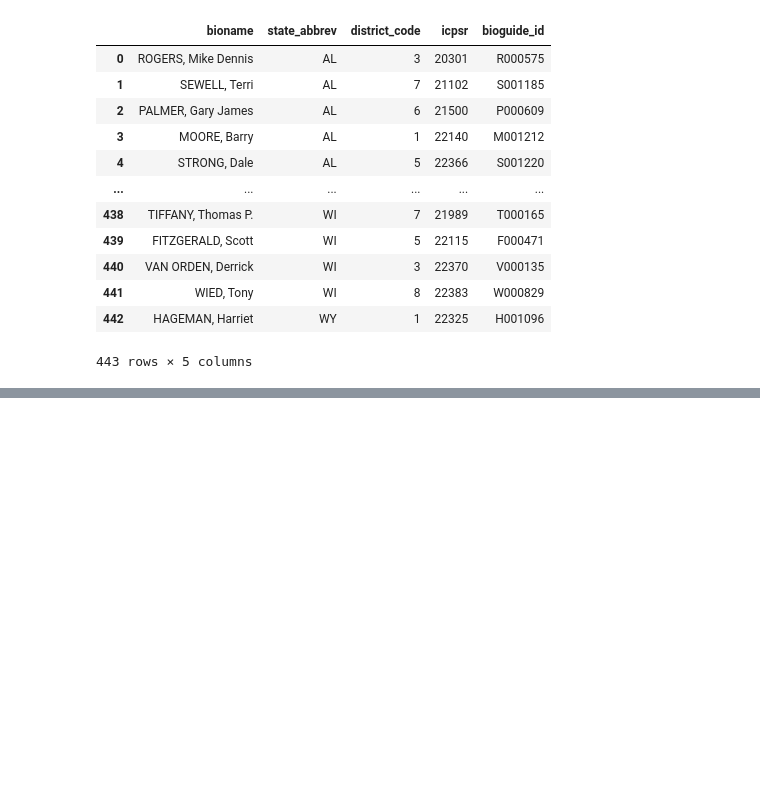
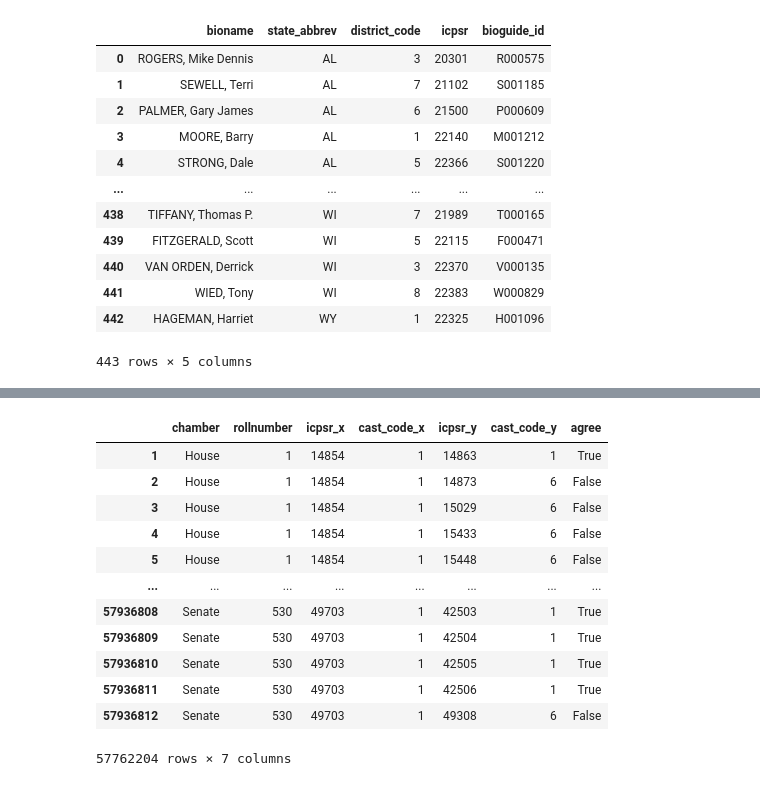
Before and after one commit to jkropko/contrans2025, a Jupyter notebook: notebooks/ideology.ipynb, the cells around one changed output, grey strips where cells are left out. Saved outputs shown, nothing was run; the diff lists cells and outputs as text; code cells hidden in the pictures; blank space fills up the shorter version.

```diff
--- a/notebooks/ideology.ipynb
+++ b/notebooks/ideology.ipynb
@@ -104,0 +182,3 @@ ideology_crosswalk.query("state_abbrev=='VA' & district_code==5")
+# %%
+votes = votes.drop(['congress', 'prob'], axis=1)
+votes
@@ -104,0 +199,10 @@ ideology_crosswalk.query("state_abbrev=='VA' & district_code==5")
+# %%
+vote_compare = pd.merge(votes, votes,
+                        on = ['chamber', 'rollnumber'],
+                        how = 'outer',
+                        indicator='matched',
+                        validate = 'many_to_many')
+# %%
+vote_compare = vote_compare.drop(['matched'], axis=1)
+vote_compare = vote_compare.query("icpsr_x != icpsr_y")
+vote_compare
@@ -104,0 +223,17 @@ ideology_crosswalk.query("state_abbrev=='VA' & district_code==5")
+# %%
+vote_compare['agree'] = vote_compare['cast_code_x'] == vote_compare['cast_code_y']
+vote_compare
+# %% [output]
+|  | chamber | rollnumber | icpsr_x | cast_code_x | icpsr_y | cast_code_y | agree |
+| 1 | House | 1 | 14854 | 1 | 14863 | 1 | True |
+| 2 | House | 1 | 14854 | 1 | 14873 | 6 | False |
+| 3 | House | 1 | 14854 | 1 | 15029 | 6 | False |
+| 4 | House | 1 | 14854 | 1 | 15433 | 6 | False |
+| 5 | House | 1 | 14854 | 1 | 15448 | 6 | False |
+| ... | ... | ... | ... | ... | ... | ... | ... |
+| 57936808 | Senate | 530 | 49703 | 1 | 42503 | 1 | True |
+| 57936809 | Senate | 530 | 49703 | 1 | 42504 | 1 | True |
+| 57936810 | Senate | 530 | 49703 | 1 | 42505 | 1 | True |
+| 57936811 | Senate | 530 | 49703 | 1 | 42506 | 1 | True |
+| 57936812 | Senate | 530 | 49703 | 1 | 49308 | 6 | False |
+57762204 rows × 7 columns
```
Also changed, not shown: parts of 23 cells of this notebook.
